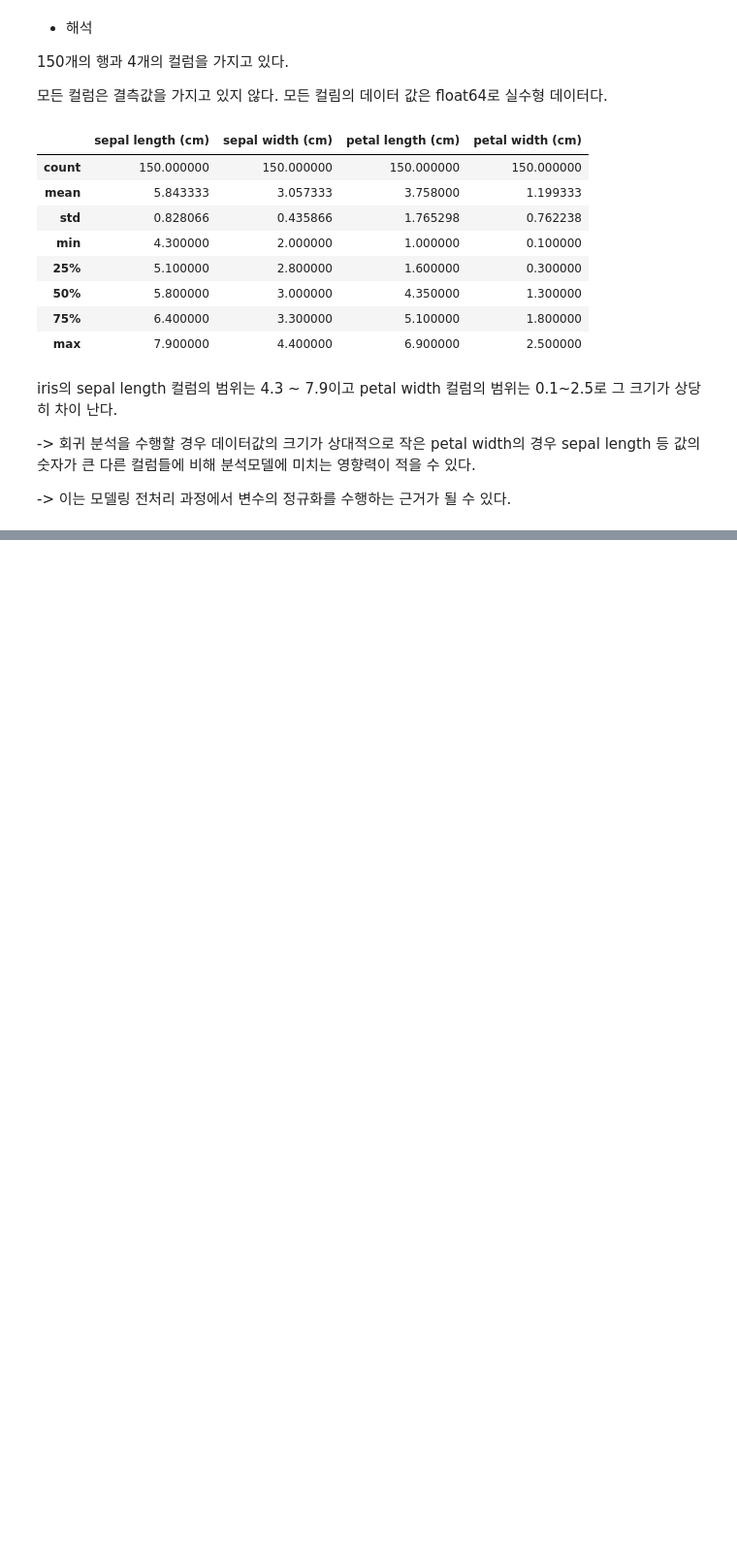
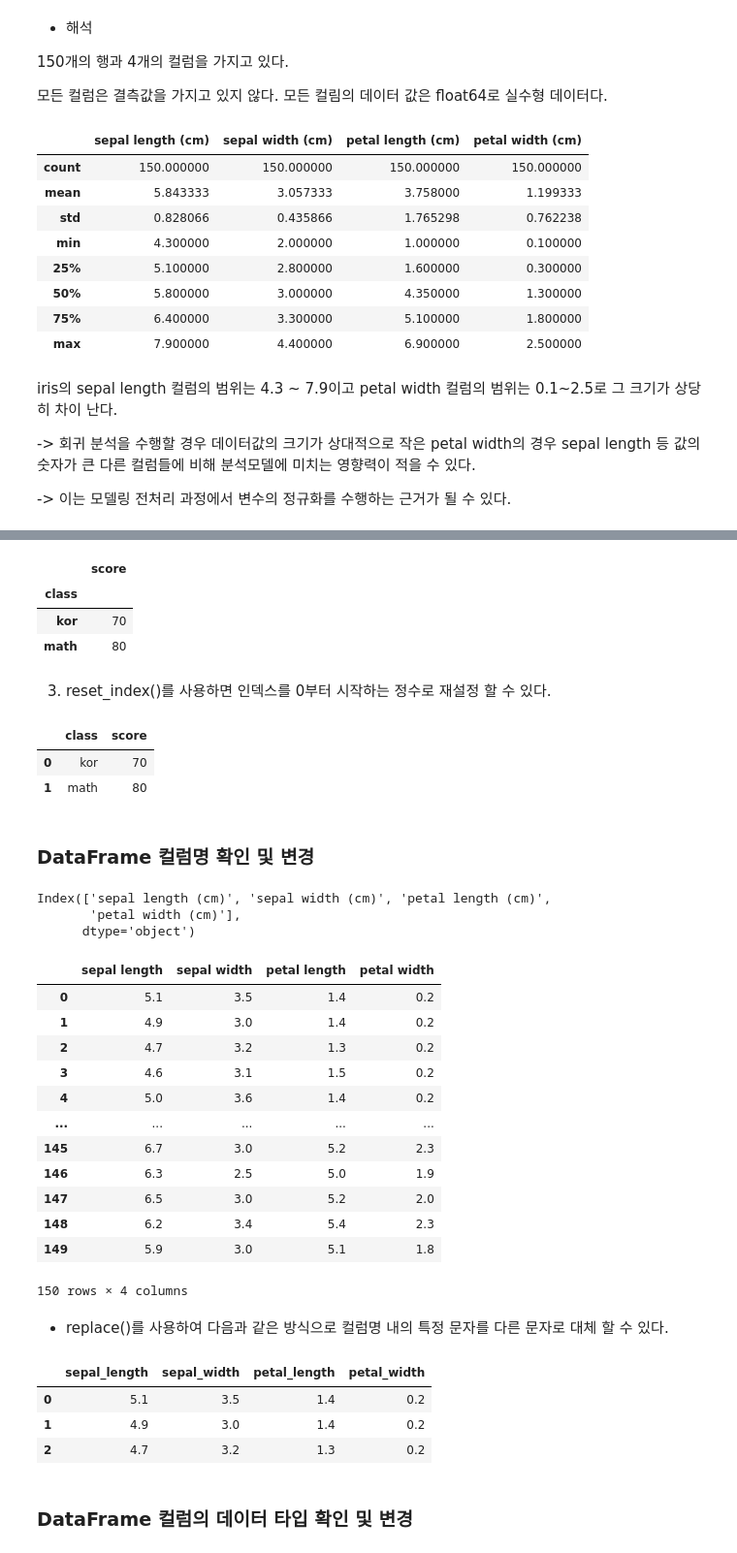
Before and after one commit to torabo/Studywithbooks, a Jupyter notebook: book_list/파이썬 한권으로 끝내기(ADP)/제2장.ipynb, the cells around one changed output, grey strips where cells are left out. Shown at 97% size. Saved outputs shown, nothing was run; the diff lists cells and outputs as text; code cells hidden in the pictures; blank space fills up the shorter version.

```diff
--- a/book_list/파이썬 한권으로 끝내기(ADP)/제2장.ipynb
+++ b/book_list/파이썬 한권으로 끝내기(ADP)/제2장.ipynb
@@ -120,0 +146,59 @@ iris의 sepal length 컬럼의 범위는 4.3 ~ 7.9이고 petal width 컬럼의
+# %%
+#drop : 인덱스로 세팅한 컬럼을 삭제할지를 결정
+#append : 기존에 존재하던 인덱스를 삭제할지, 컬럼으로 추가할지 결정
+#inplace : 원본 객체 변경할지 결정
+df.set_index('class' ,drop = True, append = False , inplace = True)
+df
+# %% [output]
+|  | score |
+| class |  |
+| kor | 70 |
+| math | 80 |
+# %% [markdown]
+3. reset_index()를 사용하면 인덱스를 0부터 시작하는 정수로 재설정 할 수 있다.
+# %%
+#drop : 기존 인덱스를 DataFrame에서 삭제할지, 컬럼으로 추가할지 결정
+#inplace : 원본 객체를 변경할지를 결정
+df.reset_index(drop = False, inplace= True)
+df
+# %% [output]
+|  | class | score |
+| 0 | kor | 70 |
+| 1 | math | 80 |
+# %% [markdown]
+### DataFrame 컬럼명 확인 및 변경
+# %%
+iris.columns
+# %% [output]
+Index(['sepal length (cm)', 'sepal width (cm)', 'petal length (cm)',
+       'petal width (cm)'],
+      dtype='object')
+# %%
+iris.columns = ['sepal length', 'sepal width', 'petal length', 'petal width']
+iris
+# %% [output]
+|  | sepal length | sepal width | petal length | petal width |
+| 0 | 5.1 | 3.5 | 1.4 | 0.2 |
+| 1 | 4.9 | 3.0 | 1.4 | 0.2 |
+| 2 | 4.7 | 3.2 | 1.3 | 0.2 |
+| 3 | 4.6 | 3.1 | 1.5 | 0.2 |
+| 4 | 5.0 | 3.6 | 1.4 | 0.2 |
+| ... | ... | ... | ... | ... |
+| 145 | 6.7 | 3.0 | 5.2 | 2.3 |
+| 146 | 6.3 | 2.5 | 5.0 | 1.9 |
+| 147 | 6.5 | 3.0 | 5.2 | 2.0 |
+| 148 | 6.2 | 3.4 | 5.4 | 2.3 |
+| 149 | 5.9 | 3.0 | 5.1 | 1.8 |
+150 rows × 4 columns
+# %% [markdown]
+- replace()를 사용하여 다음과 같은 방식으로 컬럼명 내의 특정 문자를 다른 문자로 대체 할 수 있다.
+# %%
+iris.columns = iris.columns.str.replace(' ','_')
+iris.head(3)
+# %% [output]
+|  | sepal_length | sepal_width | petal_length | petal_width |
+| 0 | 5.1 | 3.5 | 1.4 | 0.2 |
+| 1 | 4.9 | 3.0 | 1.4 | 0.2 |
+| 2 | 4.7 | 3.2 | 1.3 | 0.2 |
+# %% [markdown]
+### DataFrame 컬럼의 데이터 타입 확인 및 변경
```
Also changed, not shown: parts of 68 cells of this notebook.
